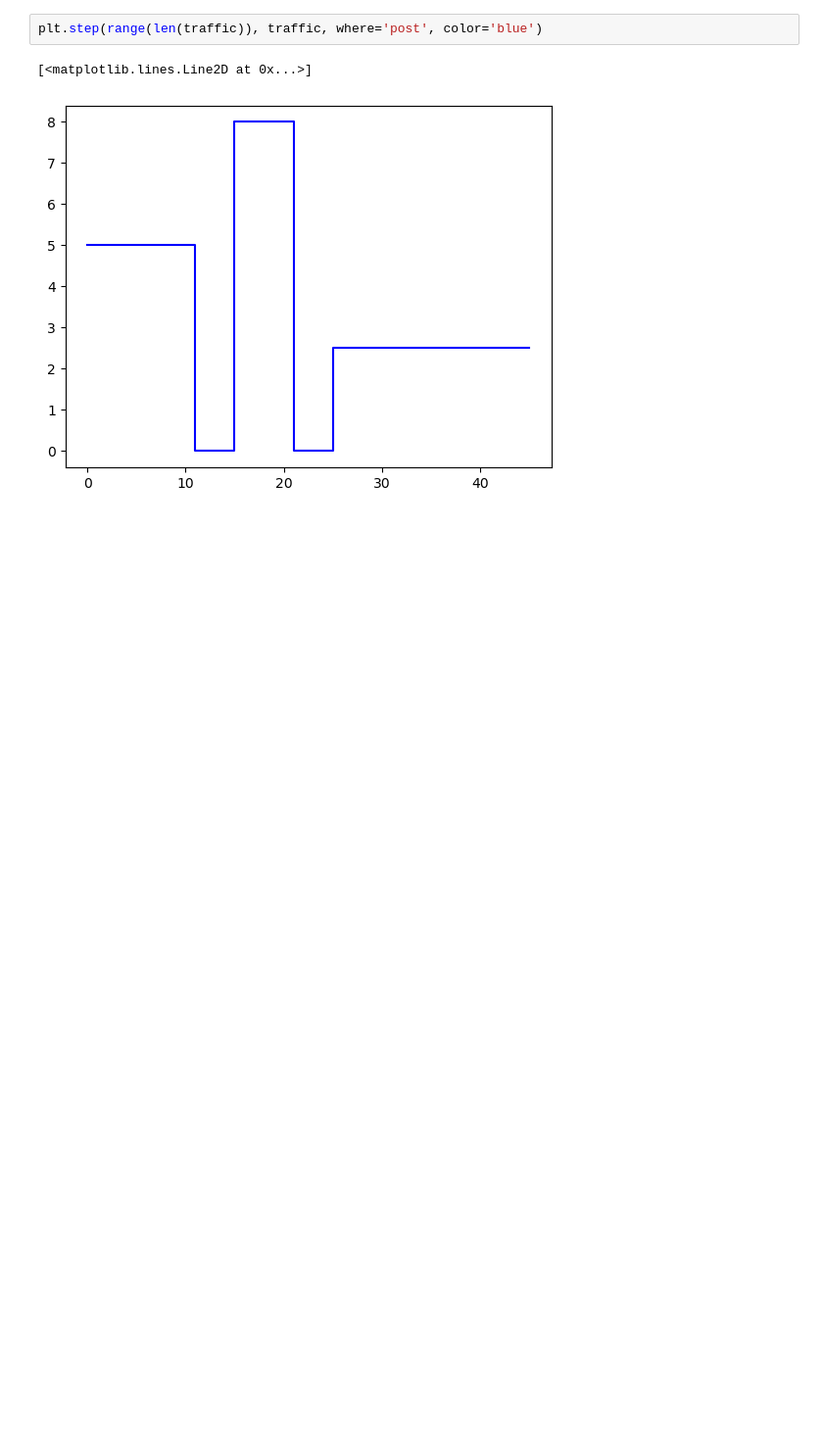
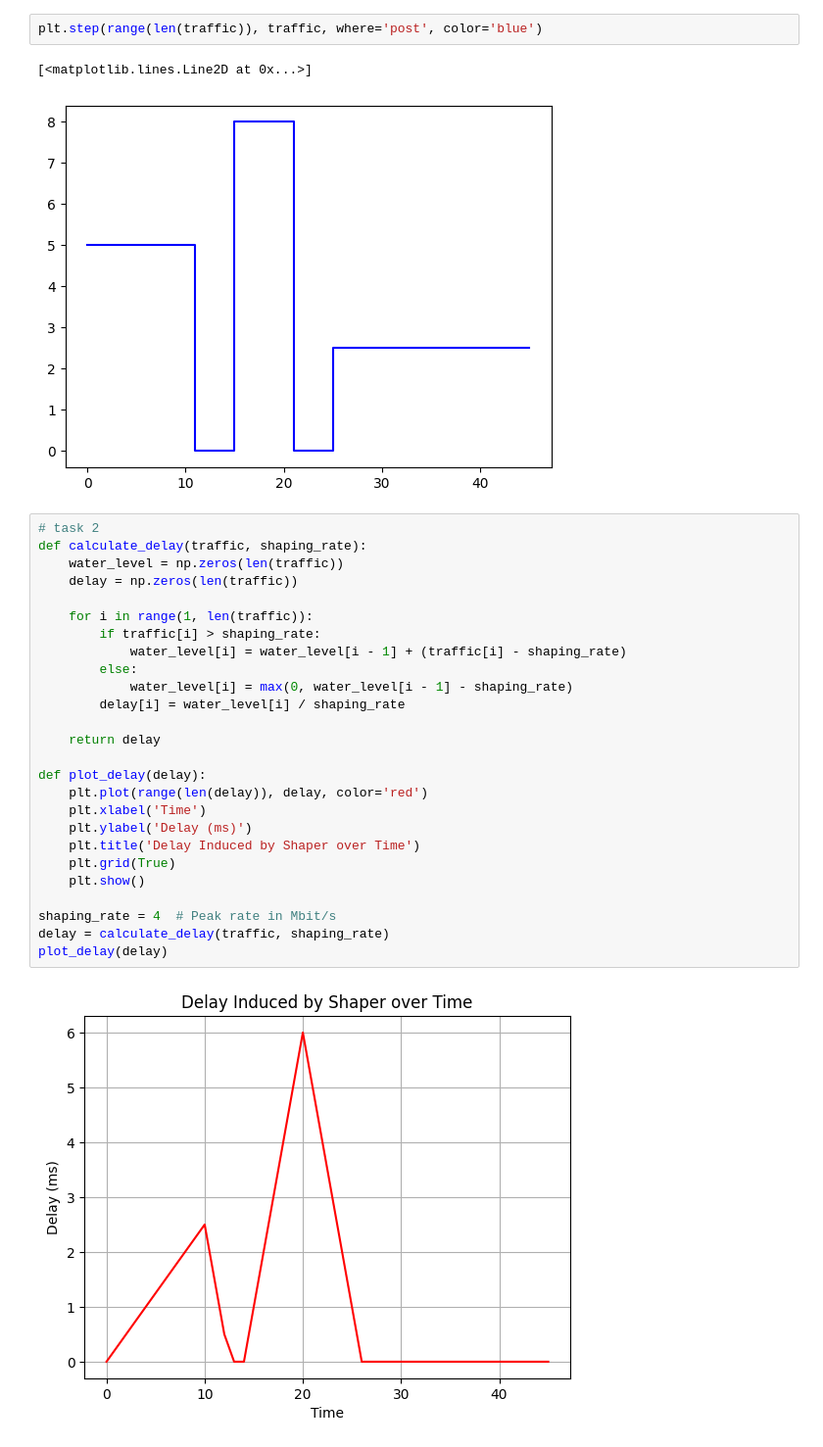
Before and after one commit to dmitrijs-voronovs/VU-net-perf, a Jupyter notebook: a2/as2.ipynb, the cells around one changed output. Shown at 98% size. Cells and saved outputs as stored; diff of their text form; blank space fills up the shorter version.

```diff
--- a/a2/as2.ipynb
+++ b/a2/as2.ipynb
@@ -12,3 +12,31 @@ plt.step(range(len(traffic)), traffic, where='post', color='blue')
 # %% [output]
 [<matplotlib.lines.Line2D at 0x...>]
 [figure]
+# %%
+# task 2
+def calculate_delay(traffic, shaping_rate):
+    water_level = np.zeros(len(traffic))
+    delay = np.zeros(len(traffic))
+
+    for i in range(1, len(traffic)):
+        if traffic[i] > shaping_rate:
+            water_level[i] = water_level[i - 1] + (traffic[i] - shaping_rate)
+        else:
+            water_level[i] = max(0, water_level[i - 1] - shaping_rate)
+        delay[i] = water_level[i] / shaping_rate
+
+    return delay
+
+def plot_delay(delay):
+    plt.plot(range(len(delay)), delay, color='red')
+    plt.xlabel('Time')
+    plt.ylabel('Delay (ms)')
+    plt.title('Delay Induced by Shaper over Time')
+    plt.grid(True)
+    plt.show()
+
+shaping_rate = 4  # Peak rate in Mbit/s
+delay = calculate_delay(traffic, shaping_rate)
+plot_delay(delay)
+# %% [output]
+[figure, added]
```
Also changed, not shown: parts of 10 cells of this notebook, 1 other file.
